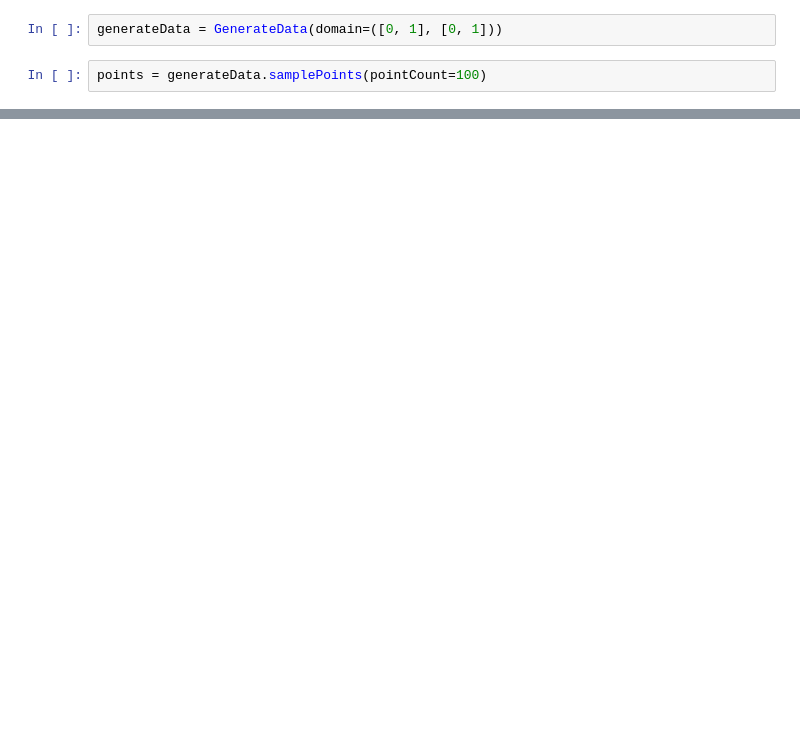
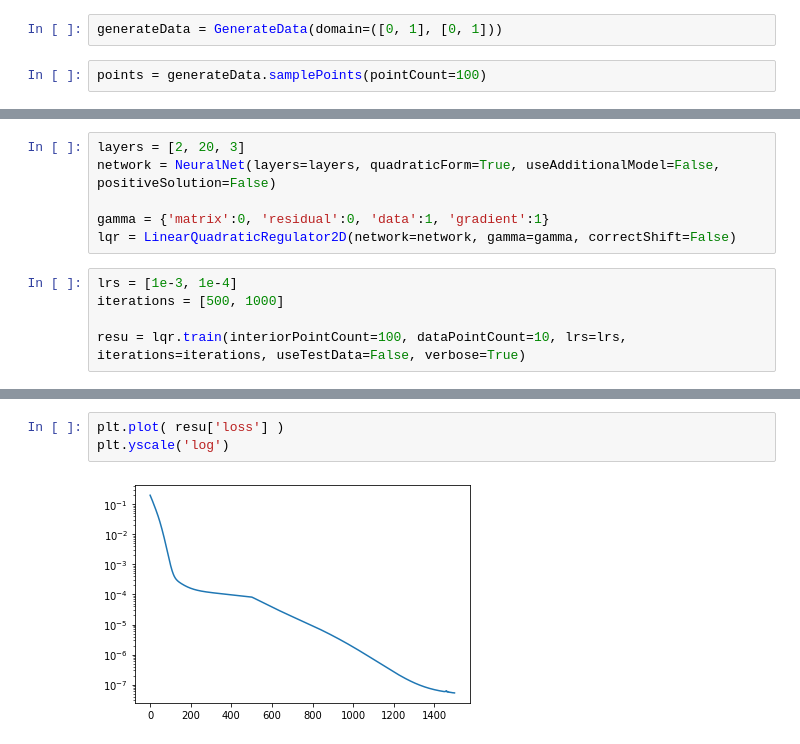
Before and after one commit to alaignelet/optimal_control, a Jupyter notebook: data_augmentation.ipynb, the cells around one changed output, grey strips where cells are left out. Cells and saved outputs as stored; diff of their text form; blank space fills up the shorter version.

Commit message:
try experiment around data

```diff
--- a/data_augmentation.ipynb
+++ b/data_augmentation.ipynb
@@ -24,0 +18,11 @@ lqr = LinearQuadraticRegulator(network=network, gamma=gamma, dim=layers[0])
+# %%
+layers = [2, 20, 3]
+network = NeuralNet(layers=layers, quadraticForm=True, useAdditionalModel=False, positiveSolution=False)
+
+gamma = {'matrix':0, 'residual':0, 'data':1, 'gradient':1}
+lqr = LinearQuadraticRegulator2D(network=network, gamma=gamma, correctShift=False)
+# %%
+lrs = [1e-3, 1e-4]
+iterations = [500, 1000]
+
+resu = lqr.train(interiorPointCount=100, dataPointCount=10, lrs=lrs, iterations=iterations, useTestData=False, verbose=True)
@@ -24,0 +47,5 @@ lqr = LinearQuadraticRegulator(network=network, gamma=gamma, dim=layers[0])
+# %%
+plt.plot( resu['loss'] )
+plt.yscale('log')
+# %% [output]
+[figure, added]
```
Also changed, not shown: parts of 6 cells of this notebook, 1 other file.
